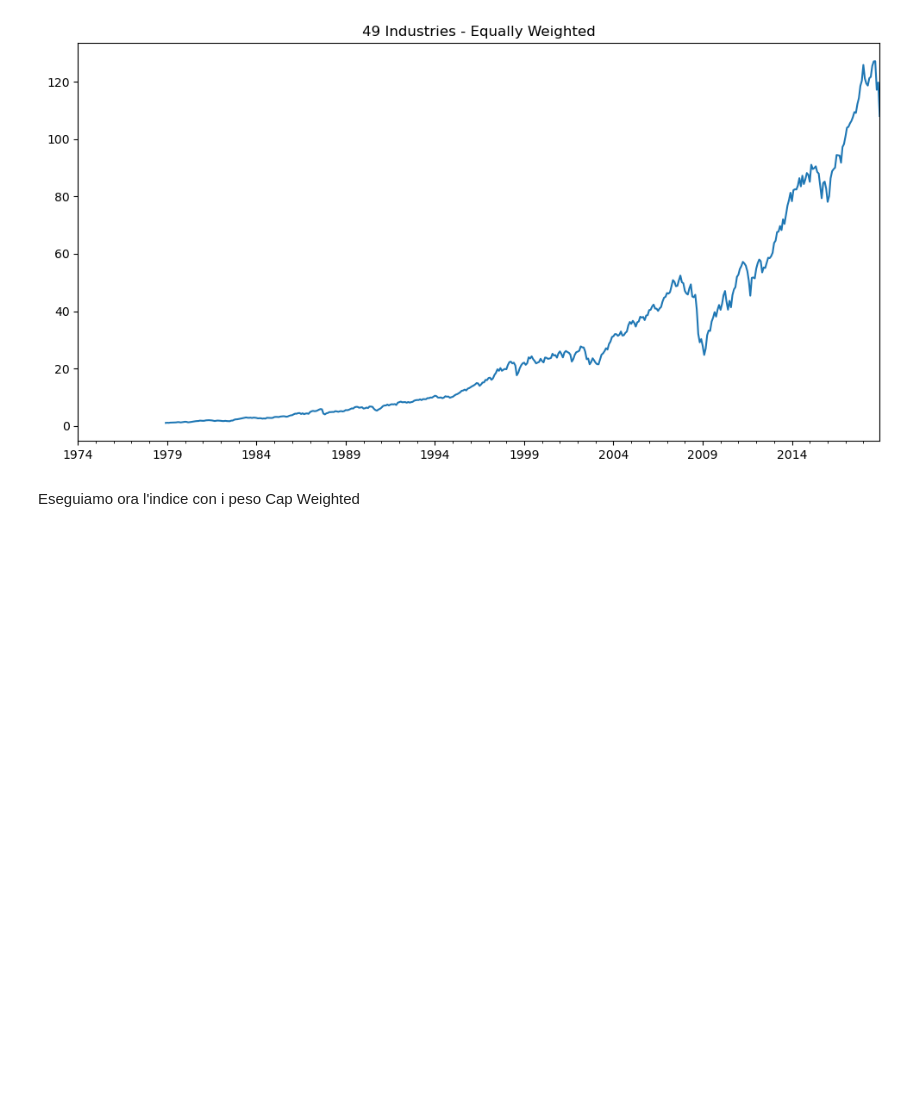
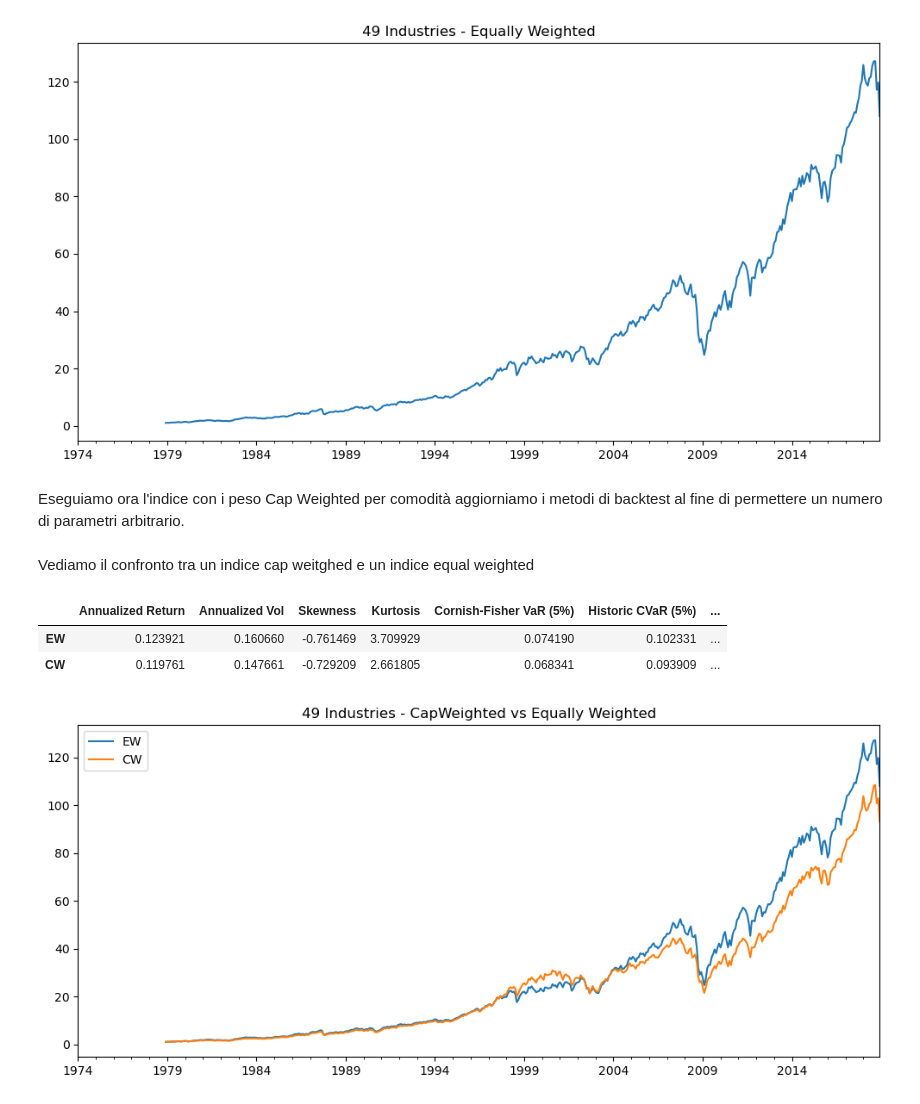
Before and after one commit to fdalforno/investment, a Jupyter notebook: 05-Introduzione al Factor Investing.ipynb, the cells around one changed output. Cells and saved outputs as stored; diff of their text form; code cells hidden in the pictures; blank space fills up the shorter version.

```diff
--- a/05-Introduzione al Factor Investing.ipynb
+++ b/05-Introduzione al Factor Investing.ipynb
@@ -566,4 +566,49 @@ ewi.plot(figsize=(12,6), title="49 Industries - Equally Weighted");
 # %% [output]
 [figure]
 # %% [markdown]
-Eseguiamo ora l'indice con i peso Cap Weighted
+Eseguiamo ora l'indice con i peso Cap Weighted per comodità aggiorniamo i metodi di backtest al fine di permettere un numero di parametri arbitrario.
+# %%
+def weight_ew(r, **kwargs):
+    """
+    Returns the weights of the EW portfolio based on the asset returns "r" as a DataFrame
+    """
+    n = len(r.columns)
+    return pd.Series(1/n, index=r.columns)
+
+def weight_cw(r, cap_weights, **kwargs):
+    """
+    Returns the weights of the CW portfolio based on the time series of capweights
+    """
+    return cap_weights.loc[r.index[1]]
+
+def backtest_ws(r, estimation_window=60, weighting=weight_ew, **kwargs):
+    """
+    Backtests a given weighting scheme, given some parameters:
+    r : asset returns to use to build the portfolio
+    estimation_window: the window to use to estimate parameters
+    weighting: the weighting scheme to use, must be a function that takes "r", and a variable number of keyword-value arguments
+    """
+    n_periods = r.shape[0]
+    # return windows
+    windows = [(start, start+estimation_window) for start in range(n_periods-estimation_window+1)]
+    weights = [weighting(r.iloc[win[0]:win[1]], **kwargs) for win in windows]
+    # convert list of weights to DataFrame
+    weights = pd.DataFrame(weights, index=r.iloc[estimation_window-1:].index, columns=r.columns)
+    # return weights
+    returns = (weights * r).sum(axis="columns",  min_count=1) #mincount is to generate NAs if all inputs are NAs
+    return returns
+# %% [markdown]
+Vediamo il confronto tra un indice cap weitghed e un indice equal weighted
+# %%
+from risk import summary_stats
+
+ewr = backtest_ws(ind49_rets)
+cwr = backtest_ws(ind49_rets, weighting=weight_cw, cap_weights=ind49_mcap)
+btr = pd.DataFrame({"EW": ewr, "CW": cwr})
+(1+btr).cumprod().plot(figsize=(12,5), title="49 Industries - CapWeighted vs Equally Weighted")
+summary_stats(btr.dropna())
+# %% [output]
+|  | Annualized Return | Annualized Vol | Skewness | Kurtosis | Cornish-Fisher VaR (5%) | Historic CVaR (5%) | ... |
+| EW | 0.123921 | 0.160660 | -0.761469 | 3.709929 | 0.074190 | 0.102331 | ... |
+| CW | 0.119761 | 0.147661 | -0.729209 | 2.661805 | 0.068341 | 0.093909 | ... |
+[figure, added]
```
Also changed, not shown: parts of 11 cells of this notebook, 11 other files.
